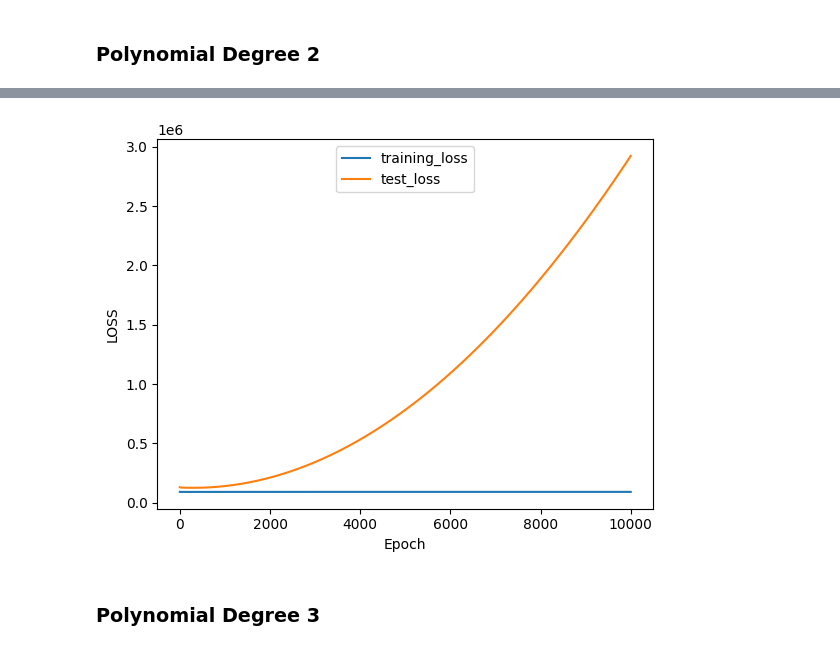
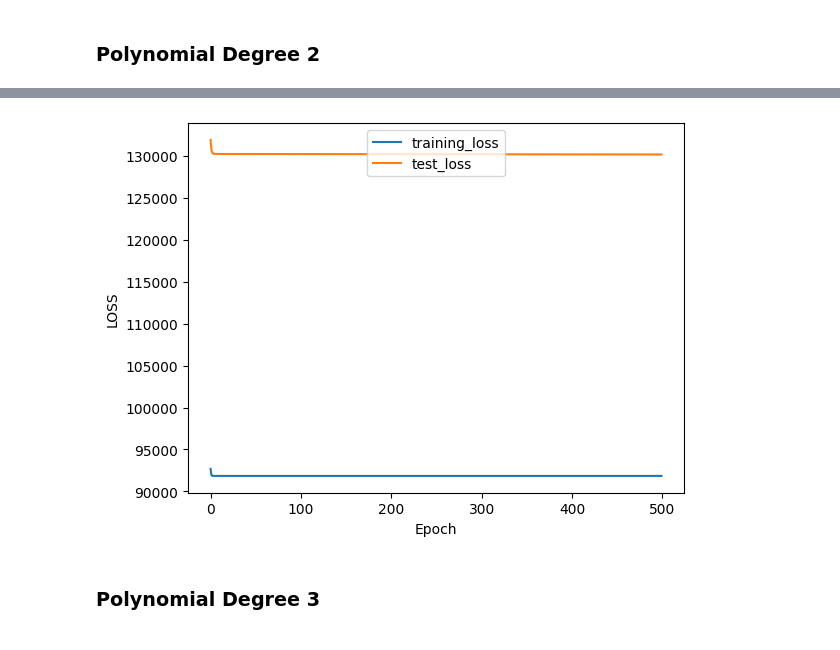
Before and after one commit to narendra974/AIMLOPS_IISC, a Jupyter notebook: Assignment_1.ipynb, the cells around one changed output, grey strips where cells are left out. Saved outputs shown, nothing was run; the diff lists cells and outputs as text; code cells hidden in the pictures.

```diff
--- a/Assignment_1.ipynb
+++ b/Assignment_1.ipynb
@@ -200,8 +200,7 @@ Print out the train accuracy and test accuracy. Write your inference on the resu
 # %% [markdown]
 ### Polynomial Degree 2
 # %%
-from pandas.core.algorithms import diff
-from numpy.lib import polynomial
+import math
 
 def transform_X_train(X, polynomial_degree):
   size = X.shape[0]
@@ -225,7 +224,12 @@ def compute_loss(Y,Y_predicted):
 
 def train(X1_train, X1_test, degree, epoch, learning_rate = 0.001):
   n = X1_train.shape[0]
-  variables = np.random.random_sample(size = (degree+1, 1))
+  # variables = np.random.random_sample(size = (degree+1, 1))
+  # initialization of the weights.
+  variables = [i for i in range(1, degree+2)]
+  results = [math.sqrt(2.0 / n) for n in variables]
+  variables = np.array(results).reshape(-1, 1)
+
   X1_train_features = transform_X_train(X1_train, degree)
   X1_test_features = transform_X_train(X1_test, degree)
   train_errors = []
@@ -248,12 +252,6 @@ def draw(loss_train, loss_test):
   plt.plot(loss_test, label="test_loss")
   plt.legend(loc='upper center')
   return plt
-
-# normalization of the data with mean and s
-X1_train_normalized = np.zeros(X1_train.shape)
-X1_train_normalized = ( X1_train[:, 1:] - np.mean( X1_train[:, 1:], axis = 0 ) ) / np.std( X1_train[:, 1:], axis = 0 )
-X1_train_normalized = np.zeros(X1_test.shape)
-X1_test_normaized = ( X1_test[:, 1:] - np.mean( X1_train[:, 1:], axis = 0 ) ) / np.std( X1_train[:, 1:], axis = 0 )
 # %%
 ### Write your code here
 ## Define the hypothesis function
@@ -261,10 +259,15 @@ X1_test_normaized = ( X1_test[:, 1:] - np.mean( X1_train[:, 1:], axis = 0 ) ) /
 ## Compute the training and testing loss
 
 degree = 2
-epoch = 10000
-learning_rate = 0.001
+epoch = 500
+learning_rate = 0.01
 
-variables, loss_train, loss_test = train(X1_train_normalized, X1_test_normaized, degree, epoch, learning_rate)
+# Perform L1 normalization
+l1_norm = np.linalg.norm(X1_train, 1, axis=0, keepdims=True)
+X1_train_normalized_matrix = X1_train / l1_norm
+X1_test_normaized = X1_test/l1_norm
+
+variables, loss_train, loss_test = train(X1_train_normalized_matrix, X1_test_normaized, degree, epoch, learning_rate)
 
 print("Polynomial Degree 2 Linear Regression")
 print("Training Loss: starting ", loss_train[0])
@@ -287,4 +290,4 @@ variables :  [[ 227.01659378]
-[figure, old version]
+[figure, new version]
 # %% [markdown]
 ### Polynomial Degree 3
 # %%
```
Also changed, not shown: parts of 2 cells of this notebook.
